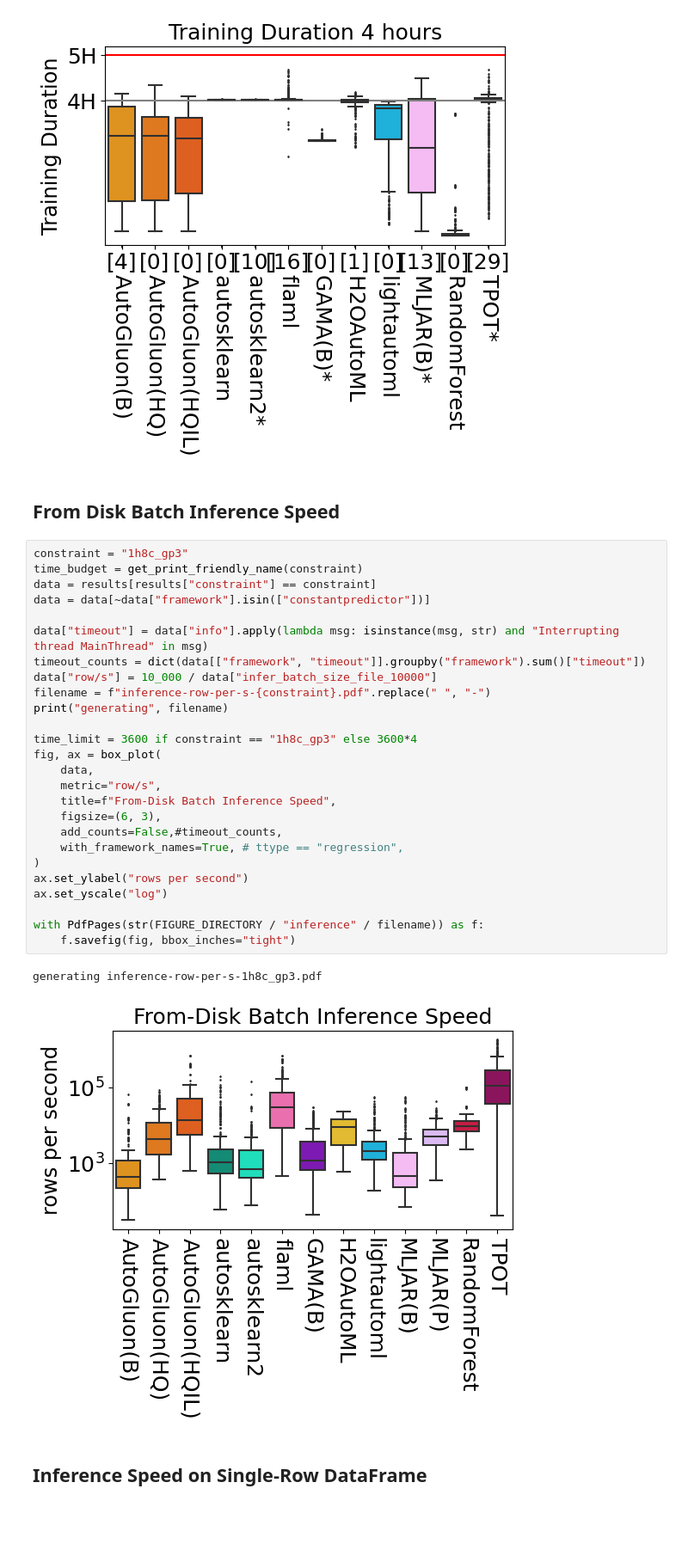
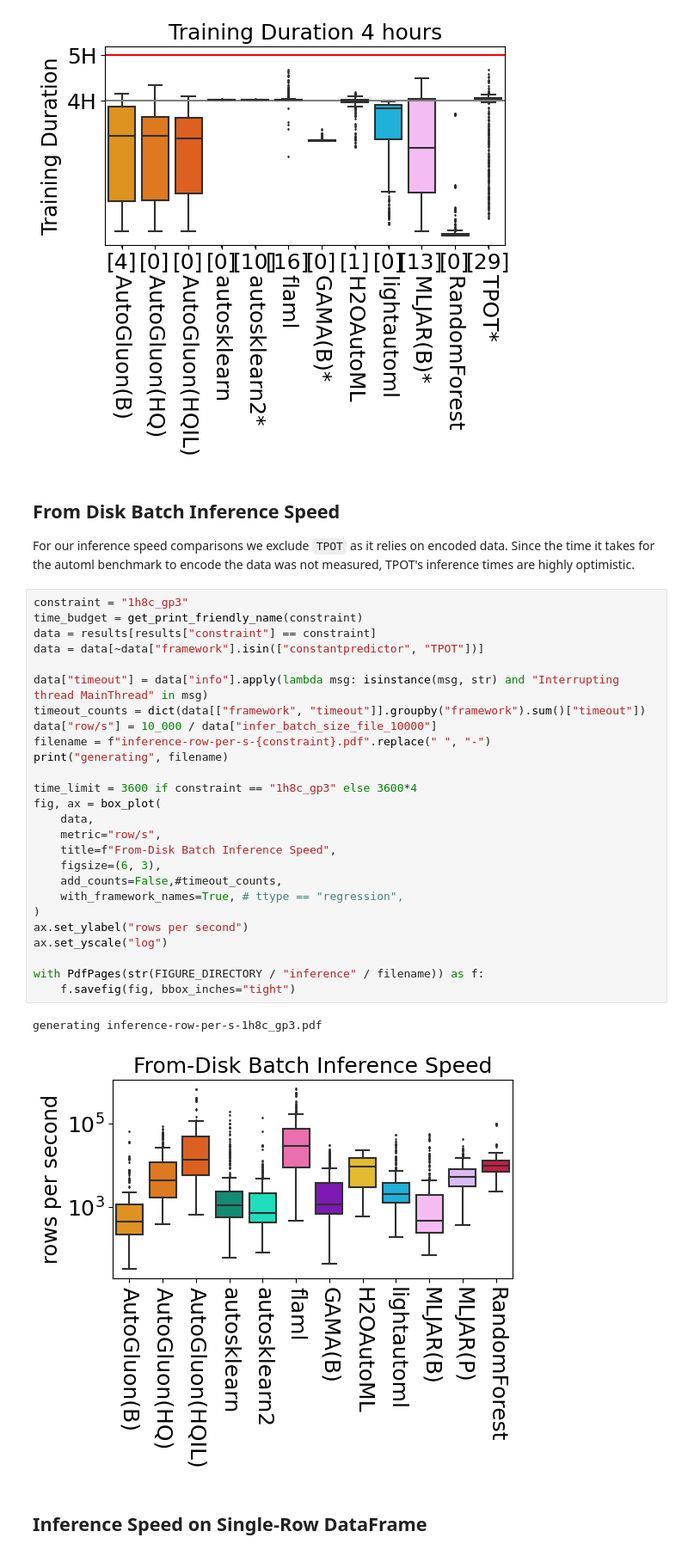
Before and after one commit to PGijsbers/amlb-results, a Jupyter notebook: notebooks/train_duration.ipynb, the cells around one changed output. Shown at 86% size. Saved outputs shown, nothing was run; the diff lists cells and outputs as text; blank space fills up the shorter version.

Commit message:
Regenerate inference figures without TPOT
Since TPOT's inference time is incomparible. It relies on the data
already being encoded when passed into the predict function.

```diff
--- a/notebooks/train_duration.ipynb
+++ b/notebooks/train_duration.ipynb
@@ -146,35 +146,37 @@ generating train-duration-4h8c_gp3.pdf
 [figure]
 # %% [markdown]
 ## From Disk Batch Inference Speed
+For our inference speed comparisons we exclude `TPOT` as it relies on encoded data.
+Since the time it takes for the automl benchmark to encode the data was not measured, TPOT's inference times are highly optimistic.
 # %%
 constraint = "1h8c_gp3"
 time_budget = get_print_friendly_name(constraint)
 data = results[results["constraint"] == constraint]
-data = data[~data["framework"].isin(["constantpredictor"])]
+data = data[~data["framework"].isin(["constantpredictor", "TPOT"])]
 
 data["timeout"] = data["info"].apply(lambda msg: isinstance(msg, str) and "Interrupting thread MainThread" in msg)
 timeout_counts = dict(data[["framework", "timeout"]].groupby("framework").sum()["timeout"])
 data["row/s"] = 10_000 / data["infer_batch_size_file_10000"]
 filename = f"inference-row-per-s-{constraint}.pdf".replace(" ", "-")
 print("generating", filename)
 
 time_limit = 3600 if constraint == "1h8c_gp3" else 3600*4
 fig, ax = box_plot(
     data,
     metric="row/s",
     title=f"From-Disk Batch Inference Speed",
     figsize=(6, 3),
     add_counts=False,#timeout_counts,
     with_framework_names=True, # ttype == "regression",
 )
 ax.set_ylabel("rows per second")
 ax.set_yscale("log")
 
 with PdfPages(str(FIGURE_DIRECTORY / "inference" / filename)) as f:
     f.savefig(fig, bbox_inches="tight")
 # %% [output]
 generating inference-row-per-s-1h8c_gp3.pdf
-[figure, old version]
+[figure, new version]
 # %% [markdown]
 ## Inference Speed on Single-Row DataFrame
 # %%
```
Also changed, not shown: parts of 1 cell of this notebook, 2 other files.
